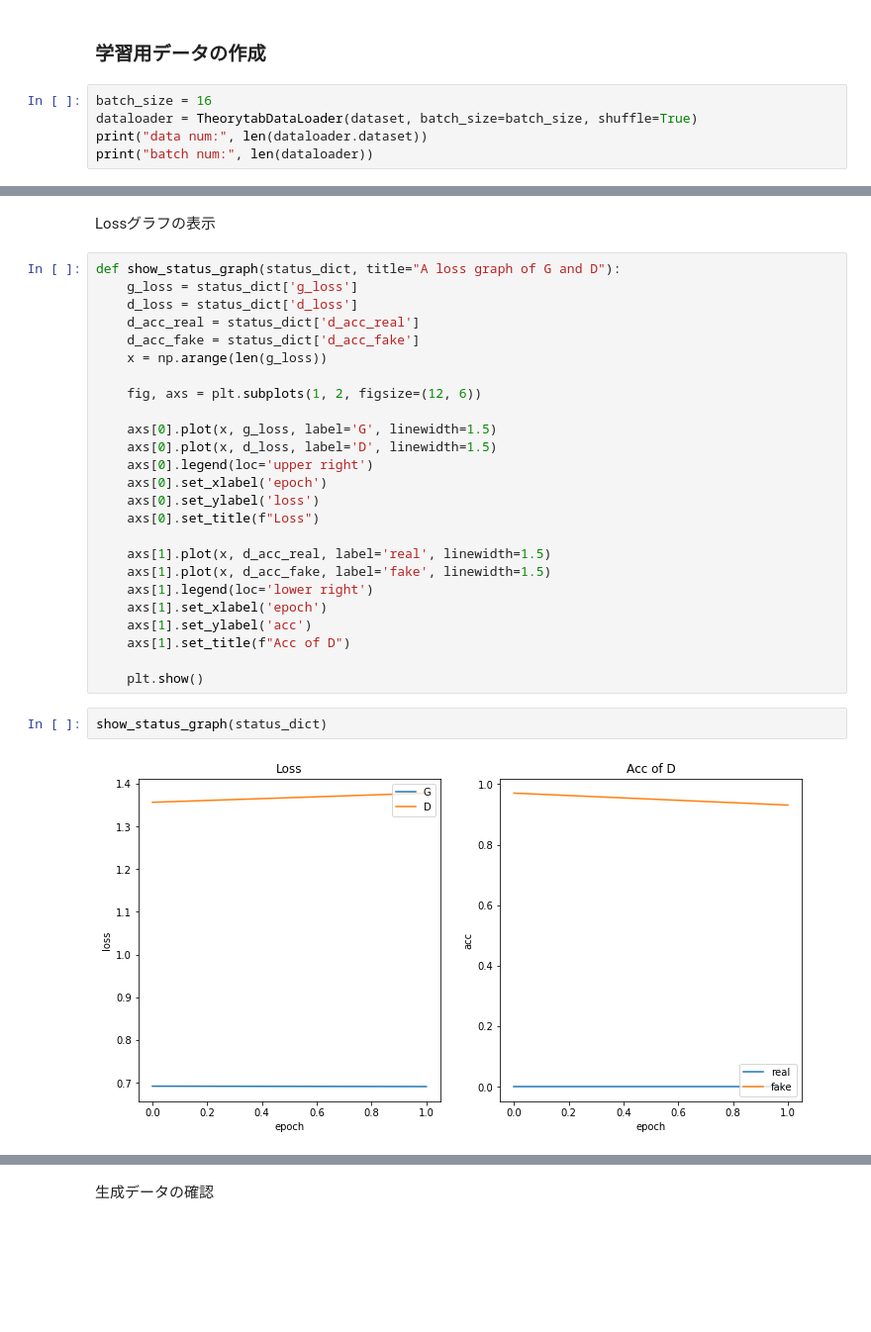
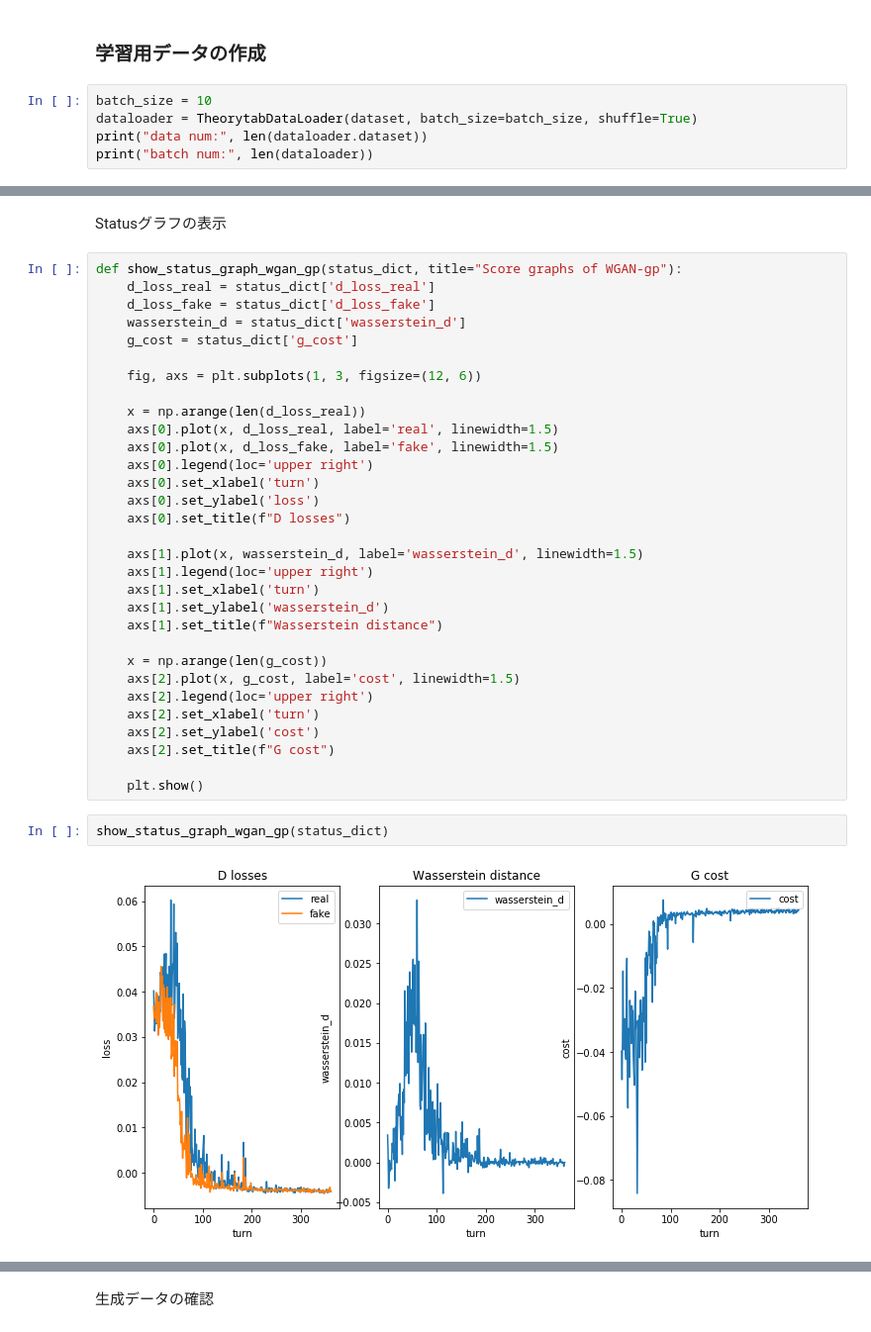
Before and after one commit to fuurin/schwbert, a Jupyter notebook: finetuning/theorytab.ipynb, the cells around one changed output, grey strips where cells are left out. Shown: that part at 99% size. Saved outputs shown, nothing was run; the diff lists cells and outputs as text; blank space fills up the shorter version.

Commit message:
wgan-gp implementation failure?

```diff
--- a/finetuning/theorytab.ipynb
+++ b/finetuning/theorytab.ipynb
@@ -380,7 +410,7 @@ fake: tensor([0.5053, 0.5221], grad_fn=<ViewBackward>)
 # %% [markdown]
 ### 学習用データの作成
 # %%
-batch_size = 16
+batch_size = 10
 dataloader = TheorytabDataLoader(dataset, batch_size=batch_size, shuffle=True)
 print("data num:", len(dataloader.dataset))
 print("batch num:", len(dataloader))
@@ -594,34 +634,40 @@ Epoch   2 / 2   finished in 641.6415[sec]
 Remaining Time | 0.0000 [hour] | 0.00 [min] | 0 [sec]
 
 All Fine-Tuning Finished!
-# %% [markdown]
-Lossグラフの表示
+# %% [markdown]
+Statusグラフの表示
 # %%
-def show_status_graph(status_dict, title="A loss graph of G and D"):
-    g_loss = status_dict['g_loss']
-    d_loss = status_dict['d_loss']
-    d_acc_real = status_dict['d_acc_real']
-    d_acc_fake = status_dict['d_acc_fake']
-    x = np.arange(len(g_loss))
+def show_status_graph_wgan_gp(status_dict, title="Score graphs of WGAN-gp"):
+    d_loss_real = status_dict['d_loss_real']
+    d_loss_fake = status_dict['d_loss_fake']
+    wasserstein_d = status_dict['wasserstein_d']
+    g_cost = status_dict['g_cost']
 
-    fig, axs = plt.subplots(1, 2, figsize=(12, 6))
+    fig, axs = plt.subplots(1, 3, figsize=(12, 6))
 
-    axs[0].plot(x, g_loss, label='G', linewidth=1.5)
-    axs[0].plot(x, d_loss, label='D', linewidth=1.5)
+    x = np.arange(len(d_loss_real))
+    axs[0].plot(x, d_loss_real, label='real', linewidth=1.5)
+    axs[0].plot(x, d_loss_fake, label='fake', linewidth=1.5)
     axs[0].legend(loc='upper right')
-    axs[0].set_xlabel('epoch')
+    axs[0].set_xlabel('turn')
     axs[0].set_ylabel('loss')
-    axs[0].set_title(f"Loss")
+    axs[0].set_title(f"D losses")
 
-    axs[1].plot(x, d_acc_real, label='real', linewidth=1.5)
-    axs[1].plot(x, d_acc_fake, label='fake', linewidth=1.5)
-    axs[1].legend(loc='lower right')
-    axs[1].set_xlabel('epoch')
-    axs[1].set_ylabel('acc')
-    axs[1].set_title(f"Acc of D")
+    axs[1].plot(x, wasserstein_d, label='wasserstein_d', linewidth=1.5)
+    axs[1].legend(loc='upper right')
+    axs[1].set_xlabel('turn')
+    axs[1].set_ylabel('wasserstein_d')
+    axs[1].set_title(f"Wasserstein distance")
+
+    x = np.arange(len(g_cost))
+    axs[2].plot(x, g_cost, label='cost', linewidth=1.5)
+    axs[2].legend(loc='upper right')
+    axs[2].set_xlabel('turn')
+    axs[2].set_ylabel('cost')
+    axs[2].set_title(f"G cost")
 
     plt.show()
 # %%
-show_status_graph(status_dict)
+show_status_graph_wgan_gp(status_dict)
 # %% [output]
-[figure, old version]
+[figure, new version]
```
Also changed, not shown: parts of 39 cells of this notebook.
